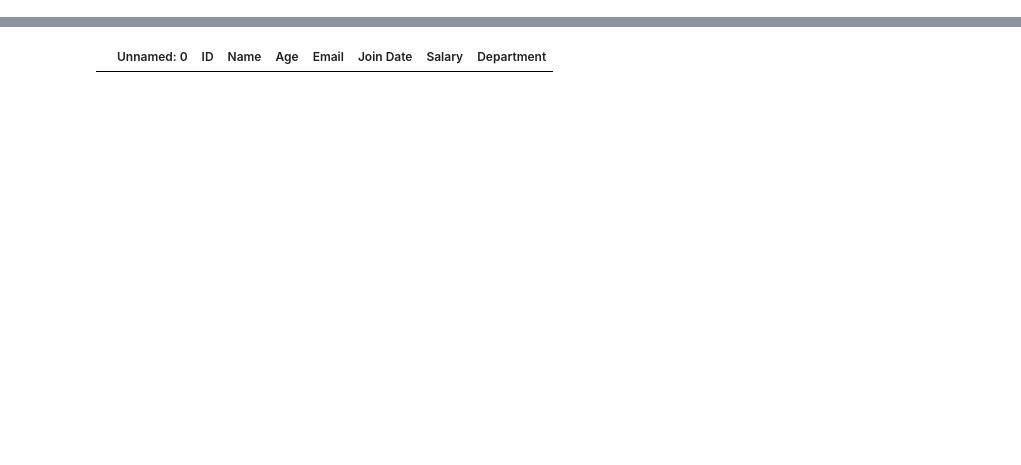
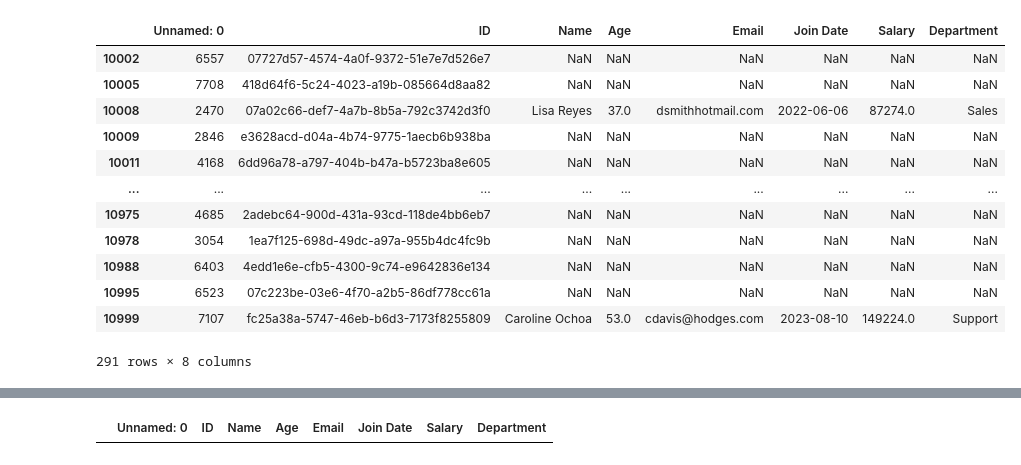
Before and after one commit to Shahla106/Datahut-QA-Assignment, a Jupyter notebook: Notebooks/data_cleaning.ipynb, the cells around one changed output, grey strips where cells are left out. Cells and saved outputs as stored; diff of their text form; code cells hidden in the pictures; blank space fills up the shorter version.

```diff
--- a/Notebooks/data_cleaning.ipynb
+++ b/Notebooks/data_cleaning.ipynb
@@ -13,0 +31,19 @@ df.head()
+# %%
+
+df.duplicated().sum()
+
+df[df.duplicated()]
+# %% [output]
+|  | Unnamed: 0 | ID | Name | Age | Email | Join Date | Salary | Department |
+| 10002 | 6557 | 07727d57-4574-4a0f-9372-51e7e7d526e7 | NaN | NaN | NaN | NaN | NaN | NaN |
+| 10005 | 7708 | 418d64f6-5c24-4023-a19b-085664d8aa82 | NaN | NaN | NaN | NaN | NaN | NaN |
+| 10008 | 2470 | 07a02c66-def7-4a7b-8b5a-792c3742d3f0 | Lisa Reyes | 37.0 | dsmithhotmail.com | 2022-06-06 | 87274.0 | Sales |
+| 10009 | 2846 | e3628acd-d04a-4b74-9775-1aecb6b938ba | NaN | NaN | NaN | NaN | NaN | NaN |
+| 10011 | 4168 | 6dd96a78-a797-404b-b47a-b5723ba8e605 | NaN | NaN | NaN | NaN | NaN | NaN |
+| ... | ... | ... | ... | ... | ... | ... | ... | ... |
+| 10975 | 4685 | 2adebc64-900d-431a-93cd-118de4bb6eb7 | NaN | NaN | NaN | NaN | NaN | NaN |
+| 10978 | 3054 | 1ea7f125-698d-49dc-a97a-955b4dc4fc9b | NaN | NaN | NaN | NaN | NaN | NaN |
+| 10988 | 6403 | 4edd1e6e-cfb5-4300-9c74-e9642836e134 | NaN | NaN | NaN | NaN | NaN | NaN |
+| 10995 | 6523 | 07c223be-03e6-4f70-a2b5-86df778cc61a | NaN | NaN | NaN | NaN | NaN | NaN |
+| 10999 | 7107 | fc25a38a-5747-46eb-b6d3-7173f8255809 | Caroline Ochoa | 53.0 | cdavis@hodges.com | 2023-08-10 | 149224.0 | Support |
+291 rows × 8 columns
```
Also changed, not shown: parts of 97 cells of this notebook, 1 other file.
